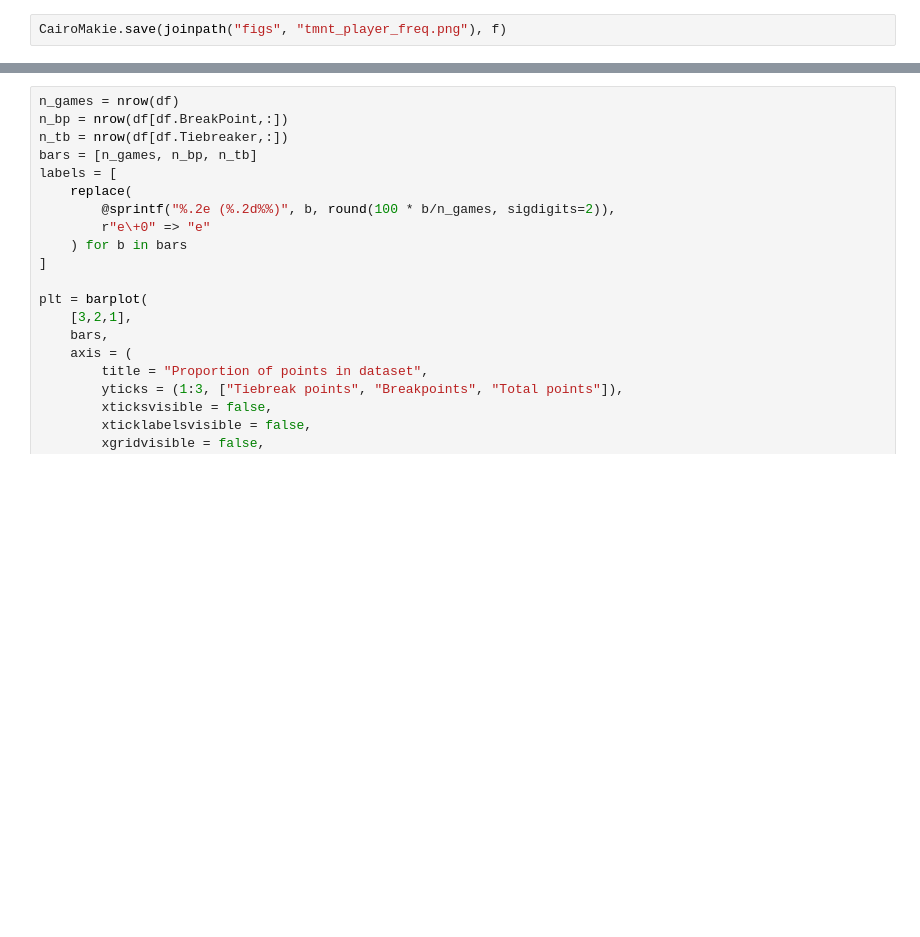
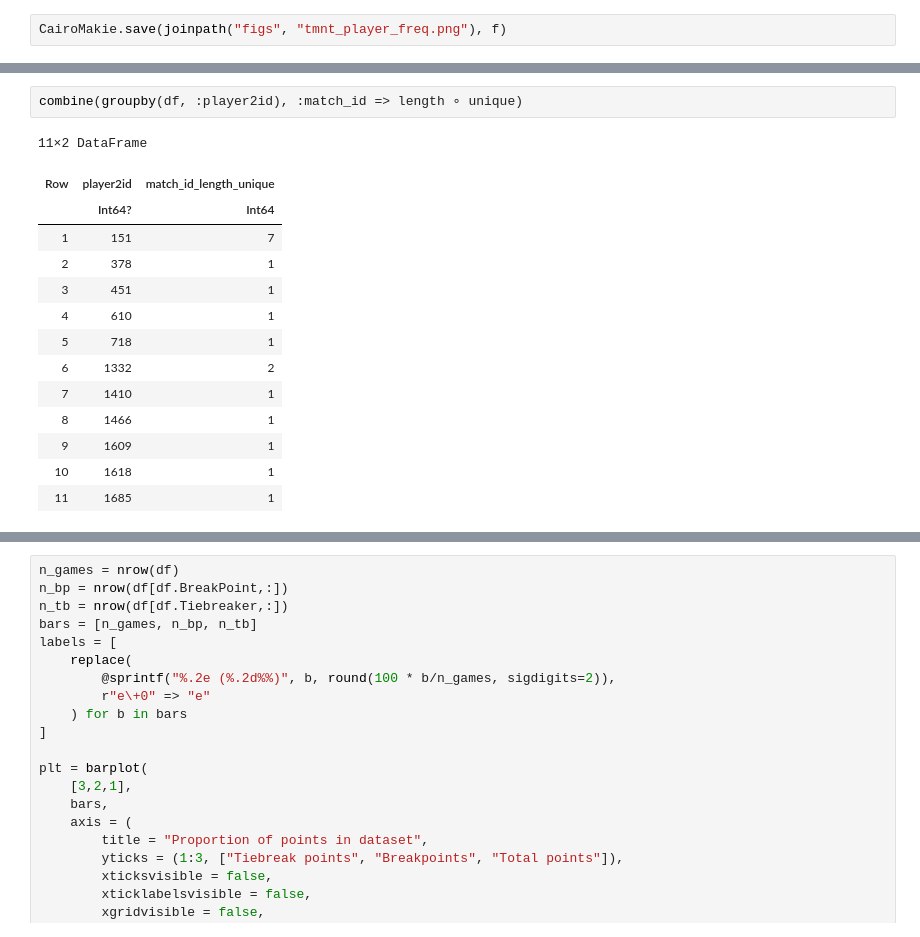
Before and after one commit to VictorKeil/grand-slam-analysis, a Jupyter notebook: Main.ipynb, the cells around one changed output, grey strips where cells are left out. Cells and saved outputs as stored; diff of their text form; blank space fills up the shorter version.

```diff
--- a/Main.ipynb
+++ b/Main.ipynb
@@ -319,0 +388,17 @@ CairoMakie.save(joinpath("figs", "tmnt_player_freq.png"), f)
+# %%
+combine(groupby(df, :player2id), :match_id => length ∘ unique)
+# %% [output]
+11×2 DataFrame
+| Row | player2id | match_id_length_unique |
+|  | Int64? | Int64 |
+| 1 | 151 | 7 |
+| 2 | 378 | 1 |
+| 3 | 451 | 1 |
+| 4 | 610 | 1 |
+| 5 | 718 | 1 |
+| 6 | 1332 | 2 |
+| 7 | 1410 | 1 |
+| 8 | 1466 | 1 |
+| 9 | 1609 | 1 |
+| 10 | 1618 | 1 |
+| 11 | 1685 | 1 |
```
Also changed, not shown: parts of 28 cells of this notebook, 2 other files.
